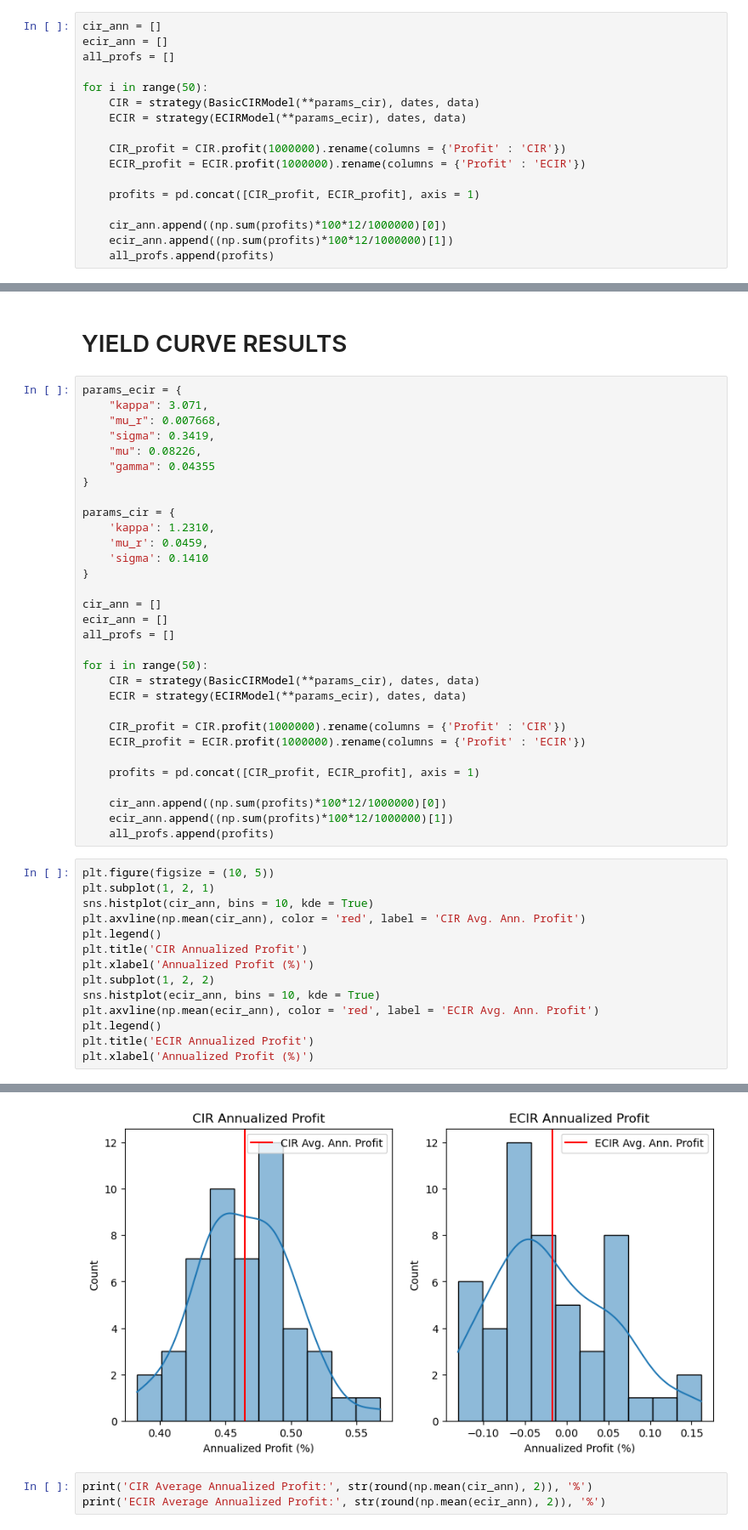
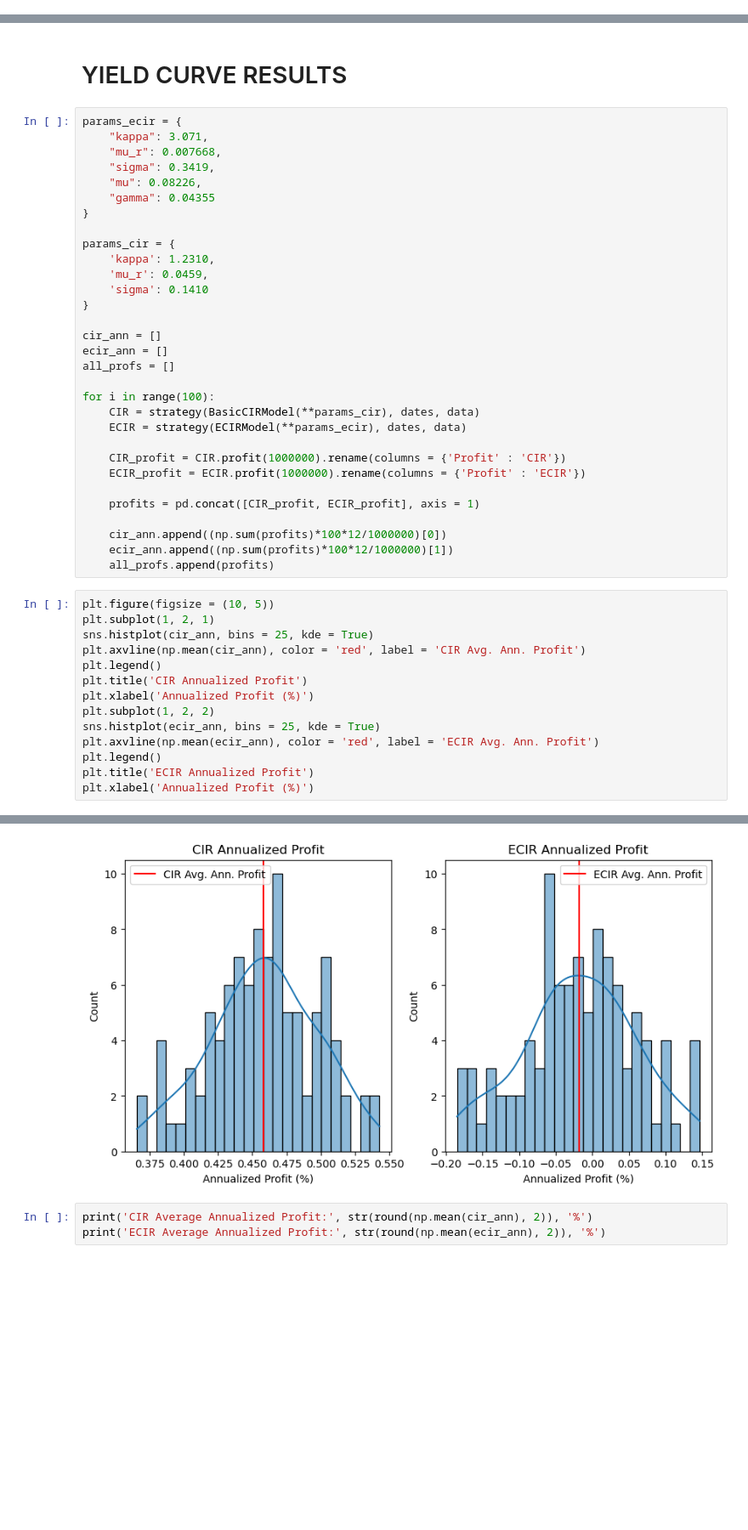
Before and after one commit to smallphotato/MF728_finalproject, a Jupyter notebook: Trading_Strategy.ipynb, the cells around one changed output, grey strips where cells are left out. Shown at 85% size. Drawn from its saved outputs; the diff is of its cells as text; blank space fills up the shorter version.

Commit message:
Final Trading Strategy with results

```diff
--- a/Trading_Strategy.ipynb
+++ b/Trading_Strategy.ipynb
@@ -122,20 +106,3 @@ params_cir = {
-# %%
-cir_ann = []
-ecir_ann = []
-all_profs = []
-
-for i in range(50):
-    CIR = strategy(BasicCIRModel(**params_cir), dates, data)
-    ECIR = strategy(ECIRModel(**params_ecir), dates, data)
-
-    CIR_profit = CIR.profit(1000000).rename(columns = {'Profit' : 'CIR'})
-    ECIR_profit = ECIR.profit(1000000).rename(columns = {'Profit' : 'ECIR'})
-
-    profits = pd.concat([CIR_profit, ECIR_profit], axis = 1)
-
-    cir_ann.append((np.sum(profits)*100*12/1000000)[0])
-    ecir_ann.append((np.sum(profits)*100*12/1000000)[1])
-    all_profs.append(profits)
 # %%
 import matplotlib.pyplot as plt
 import seaborn as sns
@@ -183,7 +127,7 @@ cir_ann = []
 ecir_ann = []
 all_profs = []
 
-for i in range(50):
+for i in range(100):
     CIR = strategy(BasicCIRModel(**params_cir), dates, data)
     ECIR = strategy(ECIRModel(**params_ecir), dates, data)
 
@@ -198,20 +142,20 @@ for i in range(50):
 # %%
 plt.figure(figsize = (10, 5))
 plt.subplot(1, 2, 1)
-sns.histplot(cir_ann, bins = 10, kde = True)
+sns.histplot(cir_ann, bins = 25, kde = True)
 plt.axvline(np.mean(cir_ann), color = 'red', label = 'CIR Avg. Ann. Profit')
 plt.legend()
 plt.title('CIR Annualized Profit')
 plt.xlabel('Annualized Profit (%)')
 plt.subplot(1, 2, 2)
-sns.histplot(ecir_ann, bins = 10, kde = True)
+sns.histplot(ecir_ann, bins = 25, kde = True)
 plt.axvline(np.mean(ecir_ann), color = 'red', label = 'ECIR Avg. Ann. Profit')
 plt.legend()
 plt.title('ECIR Annualized Profit')
 plt.xlabel('Annualized Profit (%)')
 # %% [output]
 Text(0.5, 0, 'Annualized Profit (%)')
-[figure, old version]
+[figure, new version]
 # %%
 print('CIR Average Annualized Profit:', str(round(np.mean(cir_ann), 2)), '%')
 print('ECIR Average Annualized Profit:', str(round(np.mean(ecir_ann), 2)), '%')
```
Also changed, not shown: parts of 8 cells of this notebook.
